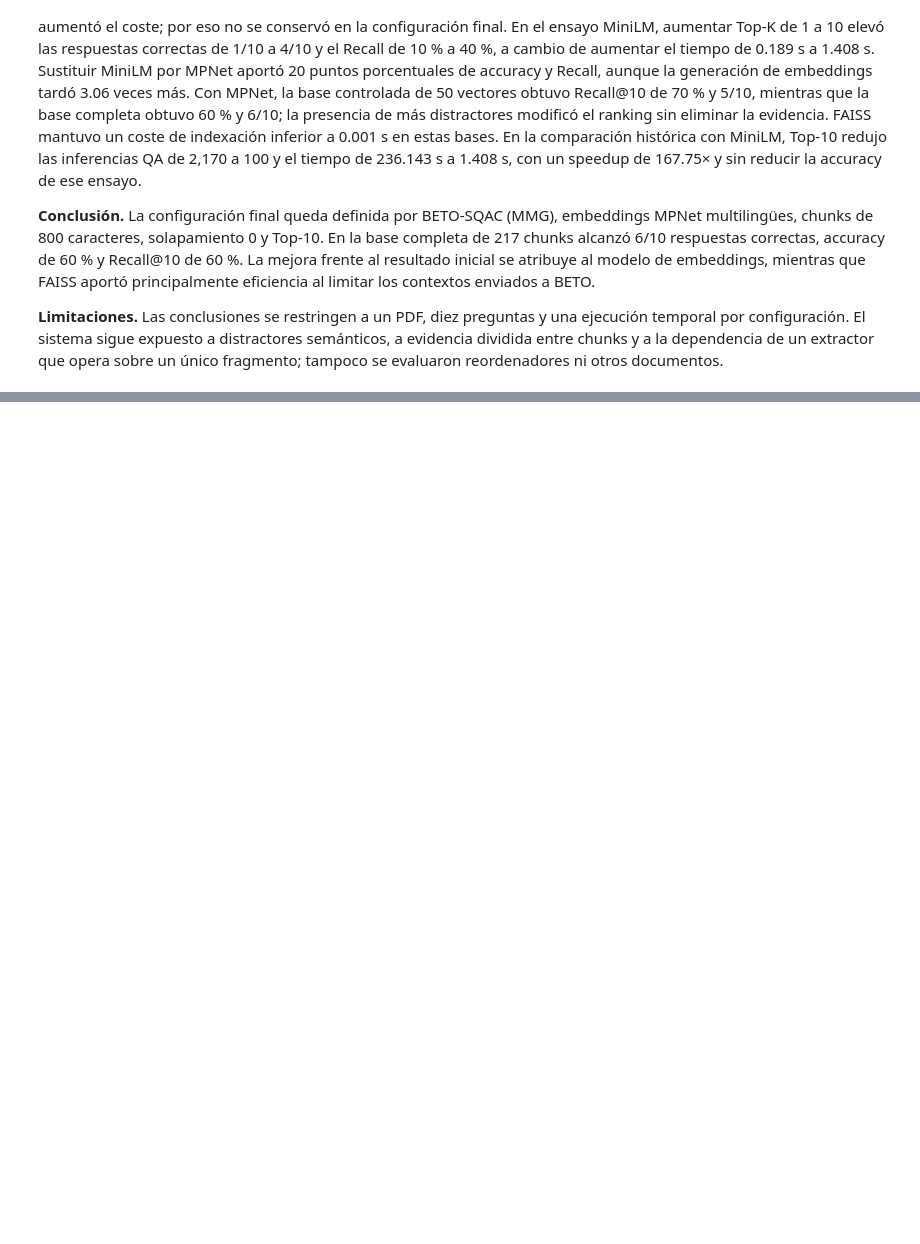
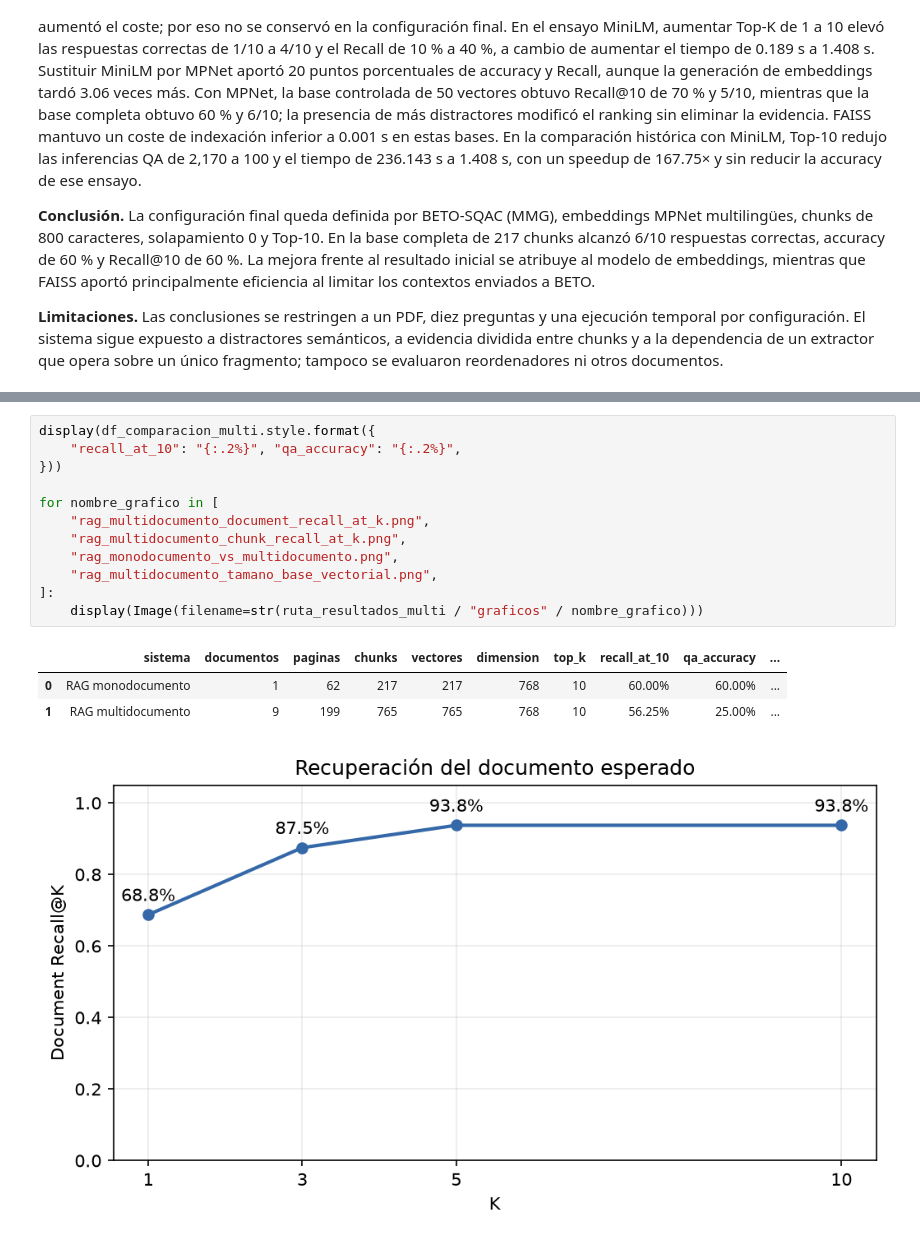
Before and after one commit to abner-rivas/Laboratorio---ML, a Jupyter notebook: LaboratorioML.ipynb, the cells around one changed output, grey strips where cells are left out. Drawn from its saved outputs; the diff is of its cells as text; blank space fills up the shorter version.

Commit message:
feat: multirag

```diff
--- a/LaboratorioML.ipynb
+++ b/LaboratorioML.ipynb
@@ -5784,0 +6246,17 @@ RESUMEN_FASE16_JSON={"modelos": [{"Modelo embeddings": "sentence-transformers/pa
+# %%
+display(df_comparacion_multi.style.format({
+    "recall_at_10": "{:.2%}", "qa_accuracy": "{:.2%}",
+}))
+
+for nombre_grafico in [
+    "rag_multidocumento_document_recall_at_k.png",
+    "rag_multidocumento_chunk_recall_at_k.png",
+    "rag_monodocumento_vs_multidocumento.png",
+    "rag_multidocumento_tamano_base_vectorial.png",
+]:
+    display(Image(filename=str(ruta_resultados_multi / "graficos" / nombre_grafico)))
+# %% [output]
+|  | sistema | documentos | paginas | chunks | vectores | dimension | top_k | recall_at_10 | qa_accuracy | ... |
+| 0 | RAG monodocumento | 1 | 62 | 217 | 217 | 768 | 10 | 60.00% | 60.00% | ... |
+| 1 | RAG multidocumento | 9 | 199 | 765 | 765 | 768 | 10 | 56.25% | 25.00% | ... |
+[figure, added]
```
Also changed, not shown: parts of 28 cells of this notebook, 41 other files.
